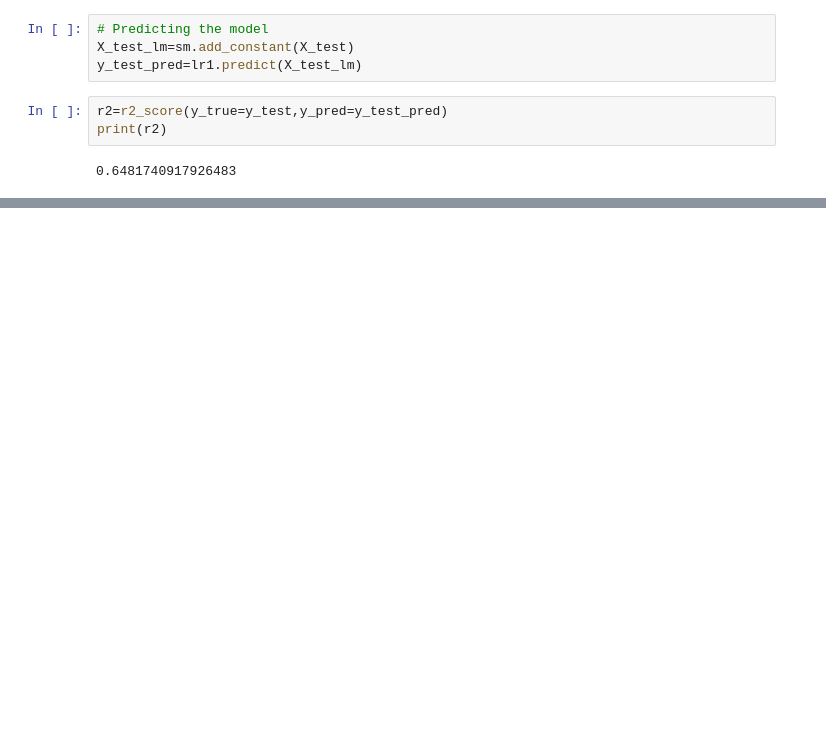
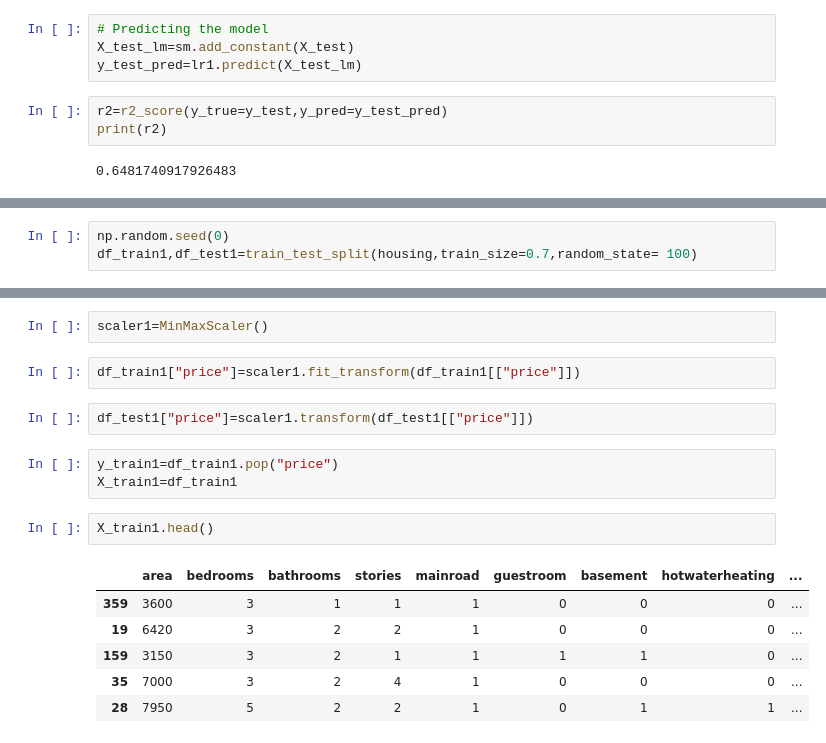
Before and after one commit to MV2404/-Projects, a Jupyter notebook: House Price Prediction using scikit learn.ipynb, the cells around one changed output, grey strips where cells are left out. Cells and saved outputs as stored; diff of their text form; blank space fills up the shorter version.

```diff
--- a/House Price Prediction using scikit learn.ipynb
+++ b/House Price Prediction using scikit learn.ipynb
@@ -490,0 +497,3 @@ print(r2)
+# %%
+np.random.seed(0)
+df_train1,df_test1=train_test_split(housing,train_size=0.7,random_state= 100)
@@ -490,0 +518,18 @@ print(r2)
+# %%
+scaler1=MinMaxScaler()
+# %%
+df_train1["price"]=scaler1.fit_transform(df_train1[["price"]])
+# %%
+df_test1["price"]=scaler1.transform(df_test1[["price"]])
+# %%
+y_train1=df_train1.pop("price")
+X_train1=df_train1
+# %%
+X_train1.head()
+# %% [output]
+|  | area | bedrooms | bathrooms | stories | mainroad | guestroom | basement | hotwaterheating | ... |
+| 359 | 3600 | 3 | 1 | 1 | 1 | 0 | 0 | 0 | ... |
+| 19 | 6420 | 3 | 2 | 2 | 1 | 0 | 0 | 0 | ... |
+| 159 | 3150 | 3 | 2 | 1 | 1 | 1 | 1 | 0 | ... |
+| 35 | 7000 | 3 | 2 | 4 | 1 | 0 | 0 | 0 | ... |
+| 28 | 7950 | 5 | 2 | 2 | 1 | 0 | 1 | 1 | ... |
```
Also changed, not shown: parts of 40 cells of this notebook, 1 other file.
